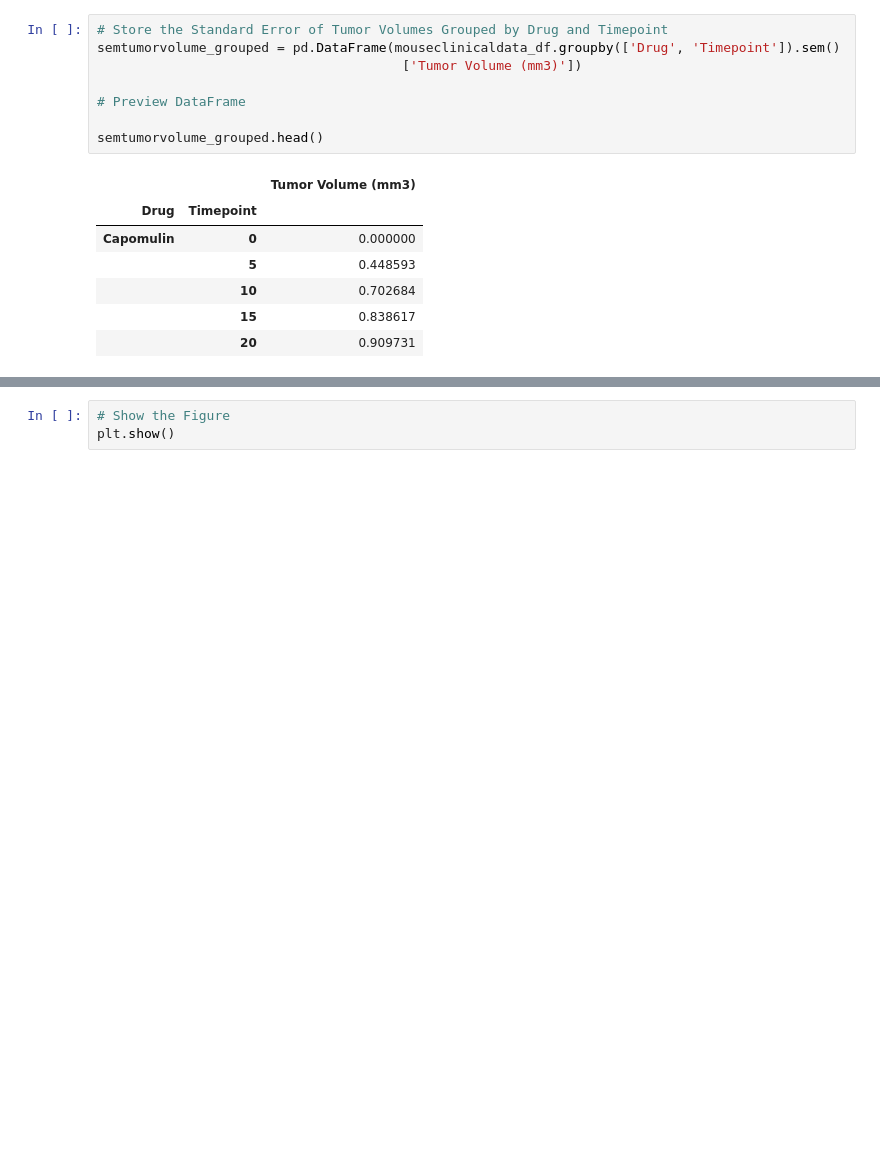
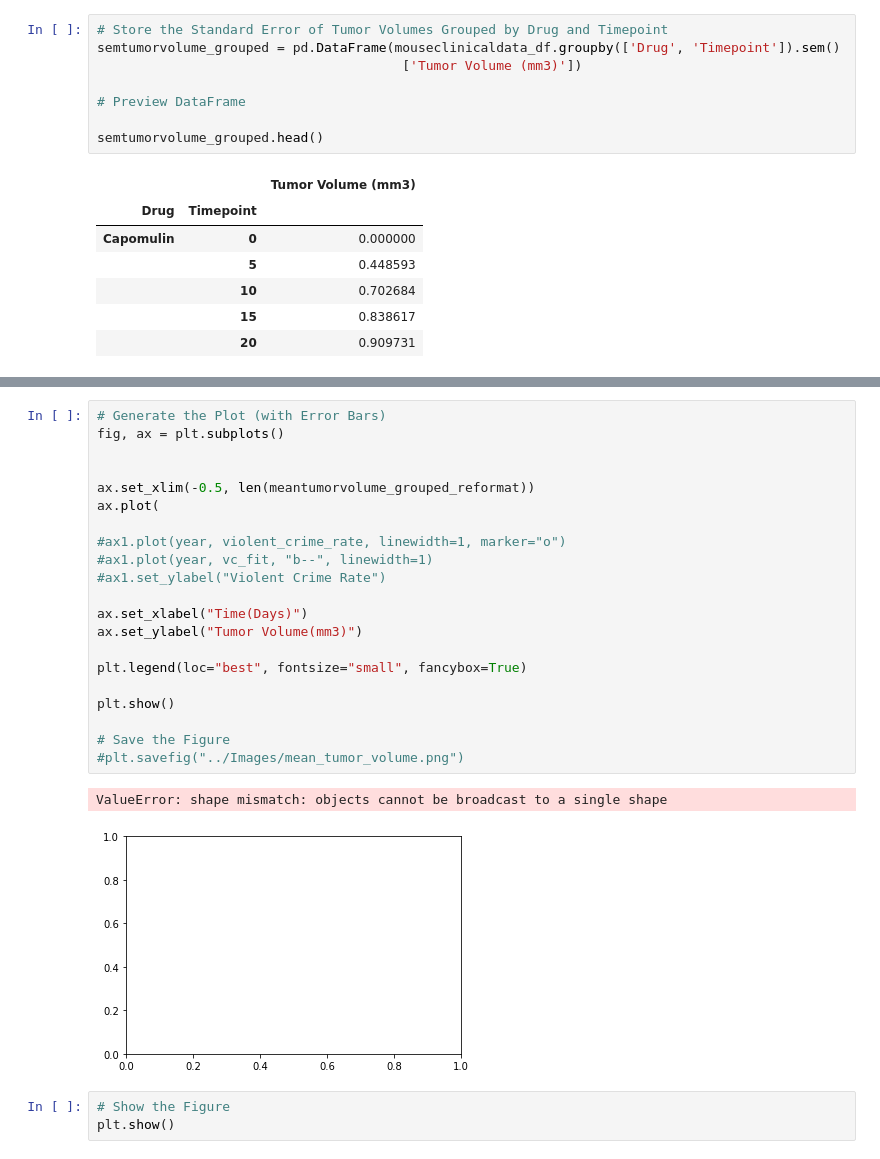
Before and after one commit to Yashwinie/bootcampspot-homework, a Jupyter notebook: mathplotlib-challenge/Pymaceuticals/Pymaceuticals_YSS.ipynb, the cells around one changed output, grey strips where cells are left out. Drawn from its saved outputs; the diff is of its cells as text; blank space fills up the shorter version.

```diff
--- a/mathplotlib-challenge/Pymaceuticals/Pymaceuticals_YSS.ipynb
+++ b/mathplotlib-challenge/Pymaceuticals/Pymaceuticals_YSS.ipynb
@@ -103,3 +108,27 @@ meantumorvolume_grouped_reformat
+# %%
+# Generate the Plot (with Error Bars)
+fig, ax = plt.subplots()
+
+
+ax.set_xlim(-0.5, len(meantumorvolume_grouped_reformat))
+ax.plot(
+
+#ax1.plot(year, violent_crime_rate, linewidth=1, marker="o")
+#ax1.plot(year, vc_fit, "b--", linewidth=1)
+#ax1.set_ylabel("Violent Crime Rate")
+
+ax.set_xlabel("Time(Days)")
+ax.set_ylabel("Tumor Volume(mm3)")
+
+plt.legend(loc="best", fontsize="small", fancybox=True)
+
+plt.show()
+
+# Save the Figure
+#plt.savefig("../Images/mean_tumor_volume.png")
+# %% [output]
+ValueError: shape mismatch: objects cannot be broadcast to a single shape
+[figure, added]
 # %%
 # Show the Figure
 plt.show()
```
Also changed, not shown: parts of 10 cells of this notebook.
